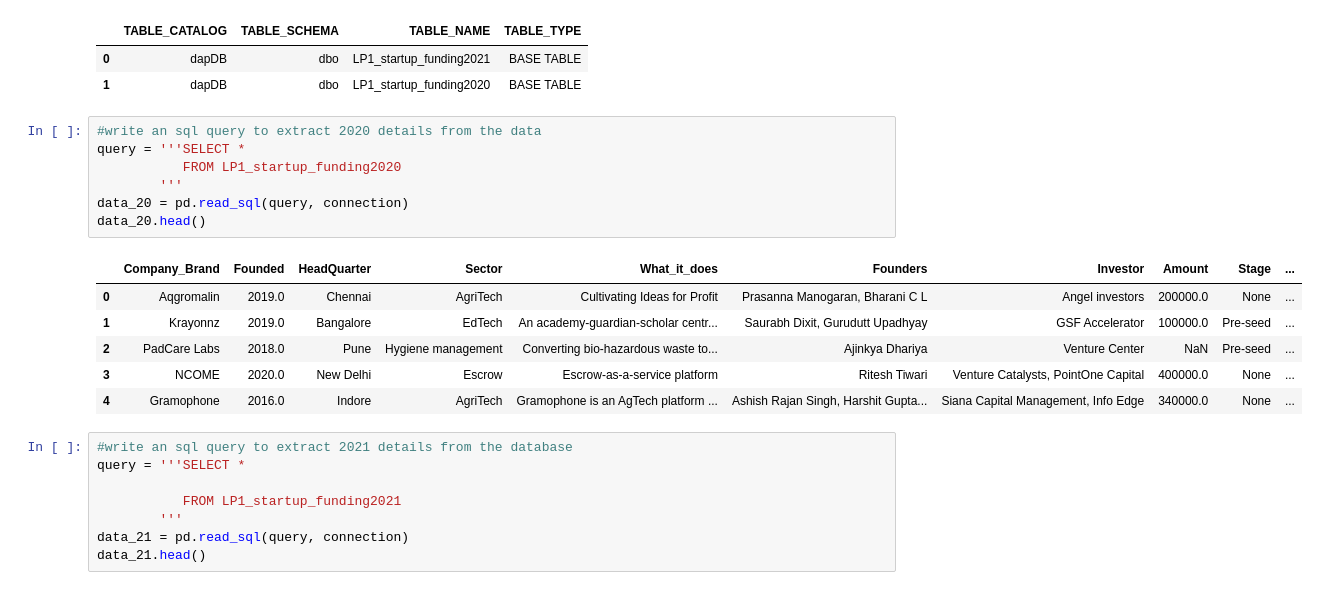
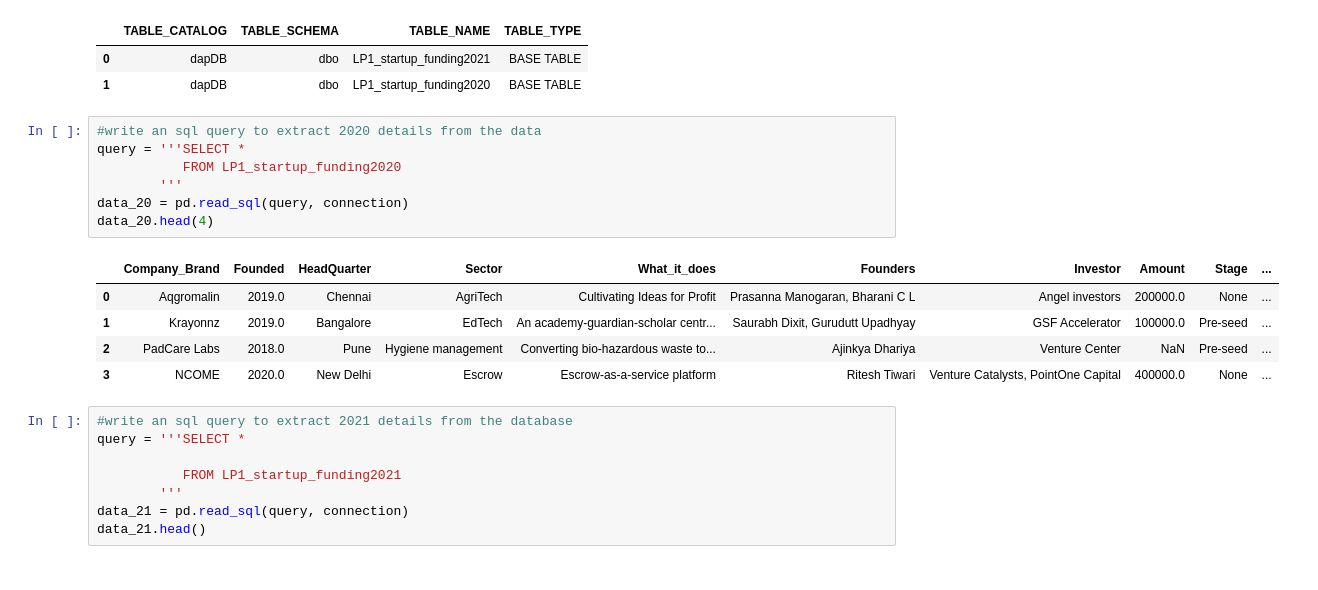
Before and after one commit to Starlady1/Analysis-of-Indian-Start-up-Ecosystem, a Jupyter notebook: Notebooks/start.ipynb, the cells around one changed output. Drawn from its saved outputs; the diff is of its cells as text.

```diff
--- a/Notebooks/start.ipynb
+++ b/Notebooks/start.ipynb
@@ -111,17 +93,16 @@ data.head()
 # %%
 #write an sql query to extract 2020 details from the data
 query = '''SELECT *
            FROM LP1_startup_funding2020
         '''
 data_20 = pd.read_sql(query, connection)
-data_20.head()
+data_20.head(4)
 # %% [output]
 |  | Company_Brand | Founded | HeadQuarter | Sector | What_it_does | Founders | Investor | Amount | Stage | ... |
 | 0 | Aqgromalin | 2019.0 | Chennai | AgriTech | Cultivating Ideas for Profit | Prasanna Manogaran, Bharani C L | Angel investors | 200000.0 | None | ... |
 | 1 | Krayonnz | 2019.0 | Bangalore | EdTech | An academy-guardian-scholar centr... | Saurabh Dixit, Gurudutt Upadhyay | GSF Accelerator | 100000.0 | Pre-seed | ... |
 | 2 | PadCare Labs | 2018.0 | Pune | Hygiene management | Converting bio-hazardous waste to... | Ajinkya Dhariya | Venture Center | NaN | Pre-seed | ... |
 | 3 | NCOME | 2020.0 | New Delhi | Escrow | Escrow-as-a-service platform | Ritesh Tiwari | Venture Catalysts, PointOne Capital | 400000.0 | None | ... |
-| 4 | Gramophone | 2016.0 | Indore | AgriTech | Gramophone is an AgTech platform ... | Ashish Rajan Singh, Harshit Gupta... | Siana Capital Management, Info Edge | 340000.0 | None | ... |
 # %%
 #write an sql query to extract 2021 details from the database
 query = '''SELECT *
```
Also changed, not shown: parts of 102 cells of this notebook.
